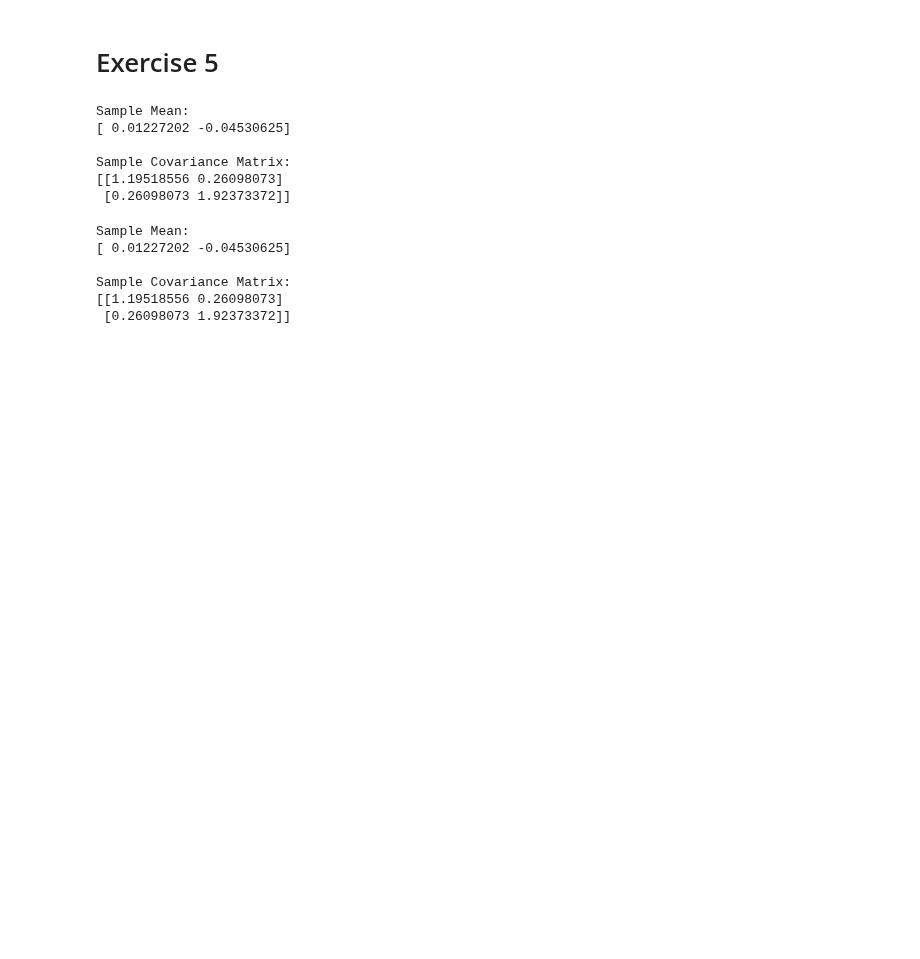
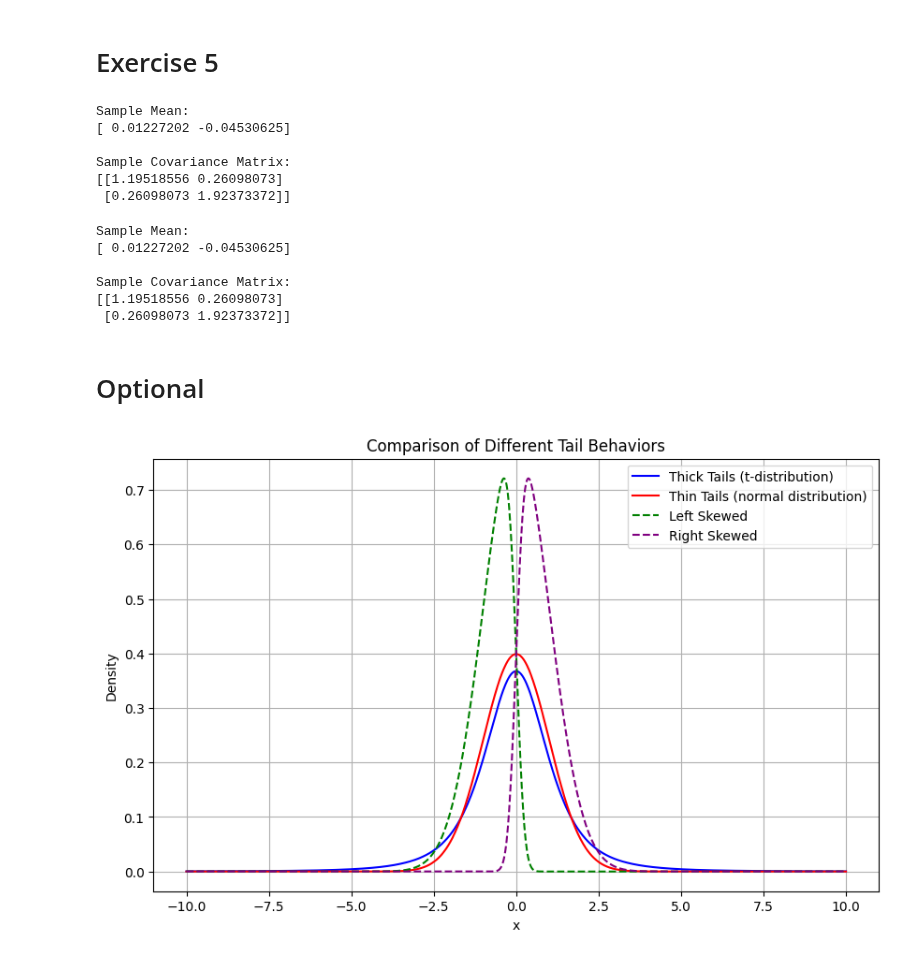
Before and after one commit to ichsanulamal/notes, a Jupyter notebook: finance-degen/1_introduction/main.ipynb, the cells around one changed output. Cells and saved outputs as stored; diff of their text form; code cells hidden in the pictures; blank space fills up the shorter version.

```diff
--- a/finance-degen/1_introduction/main.ipynb
+++ b/finance-degen/1_introduction/main.ipynb
@@ -138,3 +138,45 @@ Sample Mean:
 Sample Covariance Matrix:
 [[1.19518556 0.26098073]
  [0.26098073 1.92373372]]
+# %% [markdown]
+# Optional
+# %%
+import numpy as np
+import matplotlib.pyplot as plt
+from scipy.stats import t, norm, skewnorm
+
+# Parameters
+df = 3  # degrees of freedom for t-distribution
+alpha_left = -5  # left skewness parameter
+alpha_right = 5  # right skewness parameter
+
+# Generate data
+x = np.linspace(-10, 10, 1000)
+t_dist = t.pdf(x, df)
+norm_dist = norm.pdf(x)
+skew_left_dist = skewnorm.pdf(x, alpha_left)
+skew_right_dist = skewnorm.pdf(x, alpha_right)
+
+# Plot distributions
+plt.figure(figsize=(10, 6))
+
+# Thick Tails (t-distribution)
+plt.plot(x, t_dist, label='Thick Tails (t-distribution)', color='blue')
+
+# Thin Tails (normal distribution)
+plt.plot(x, norm_dist, label='Thin Tails (normal distribution)', color='red')
+
+# Left Skewed Distribution
+plt.plot(x, skew_left_dist, label='Left Skewed', color='green', linestyle='--')
+
+# Right Skewed Distribution
+plt.plot(x, skew_right_dist, label='Right Skewed', color='purple', linestyle='--')
+
+plt.title('Comparison of Different Tail Behaviors')
+plt.xlabel('x')
+plt.ylabel('Density')
+plt.legend()
+plt.grid(True)
+plt.show()
+# %% [output]
+[figure, added]
```
Also changed, not shown: parts of 3 cells of this notebook, 1 other file.
